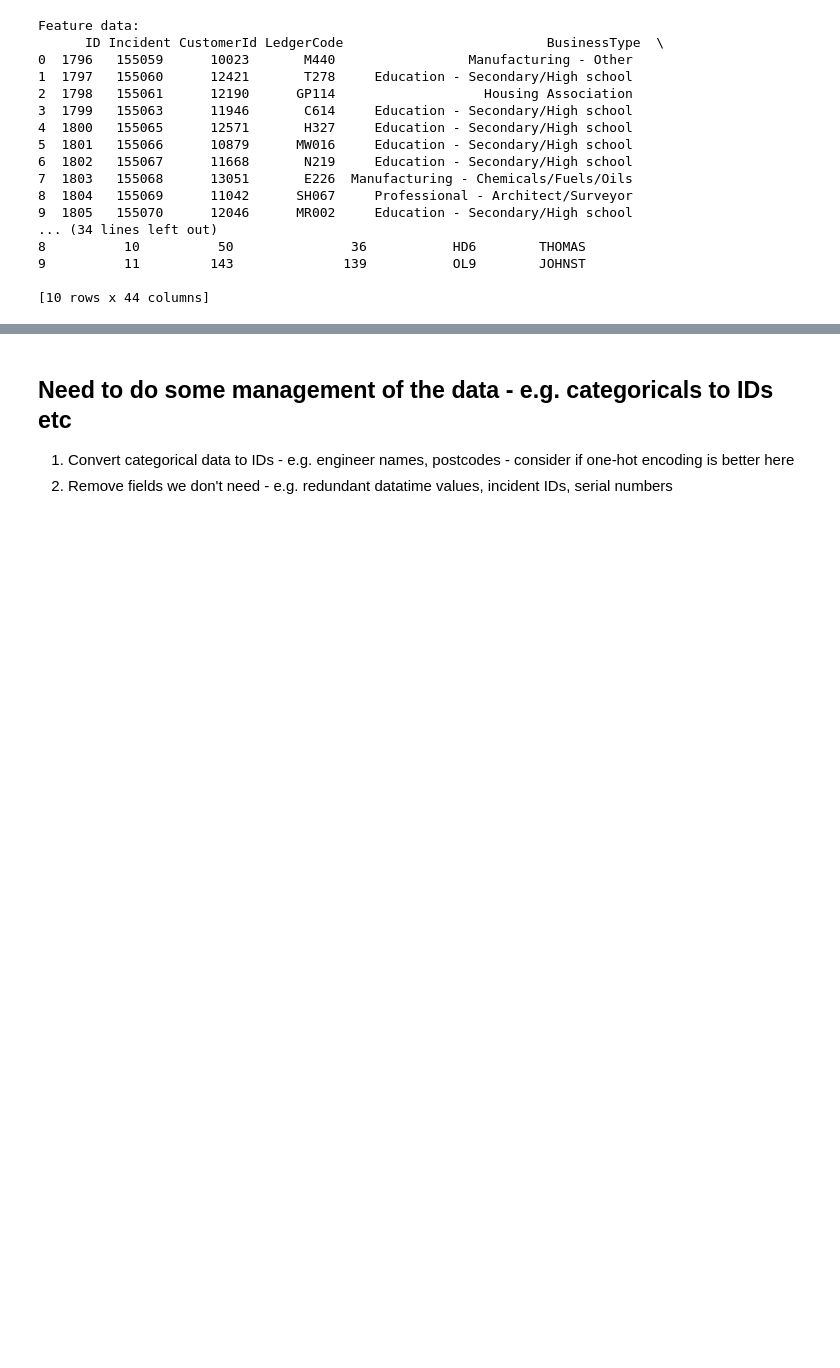
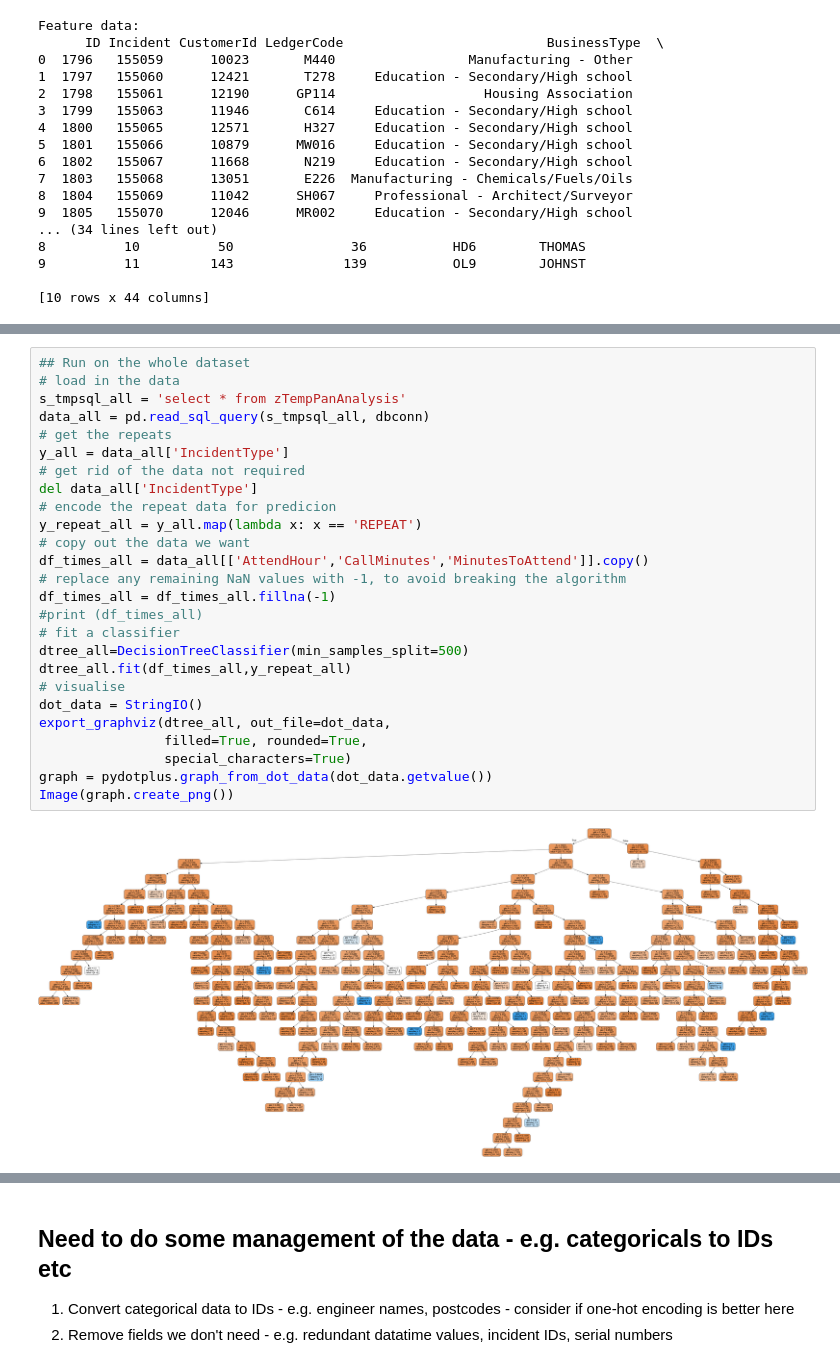
Before and after one commit to NeilMaude/PanIntelligence, a Jupyter notebook: Smart Analytics/PanAnalysis Data Exploration.ipynb, the cells around one changed output, grey strips where cells are left out. Drawn from its saved outputs; the diff is of its cells as text; blank space fills up the shorter version.

```diff
--- a/Smart Analytics/PanAnalysis Data Exploration.ipynb
+++ b/Smart Analytics/PanAnalysis Data Exploration.ipynb
@@ -149,0 +214,28 @@ Feature data:
+# %%
+## Run on the whole dataset
+# load in the data
+s_tmpsql_all = 'select * from zTempPanAnalysis'
+data_all = pd.read_sql_query(s_tmpsql_all, dbconn)
+# get the repeats
+y_all = data_all['IncidentType']
+# get rid of the data not required
+del data_all['IncidentType']
+# encode the repeat data for predicion
+y_repeat_all = y_all.map(lambda x: x == 'REPEAT')
+# copy out the data we want
+df_times_all = data_all[['AttendHour','CallMinutes','MinutesToAttend']].copy()
+# replace any remaining NaN values with -1, to avoid breaking the algorithm
+df_times_all = df_times_all.fillna(-1)
+#print (df_times_all)
+# fit a classifier
+dtree_all=DecisionTreeClassifier(min_samples_split=500)
+dtree_all.fit(df_times_all,y_repeat_all)
+# visualise
+dot_data = StringIO()
+export_graphviz(dtree_all, out_file=dot_data,
+                filled=True, rounded=True,
+                special_characters=True)
+graph = pydotplus.graph_from_dot_data(dot_data.getvalue())
+Image(graph.create_png())
+# %% [output]
+[figure, added]
```
Also changed, not shown: parts of 9 cells of this notebook, 1 other file.
